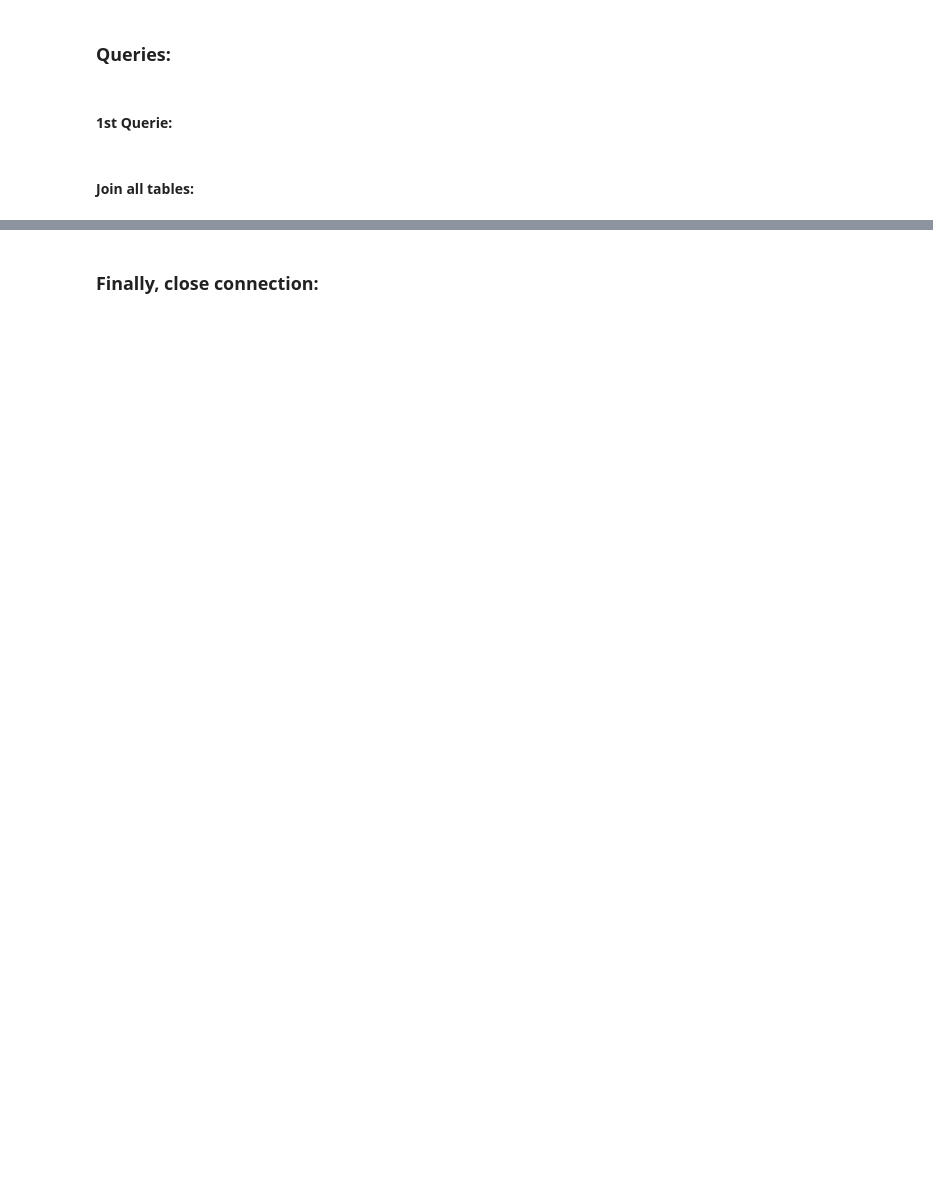
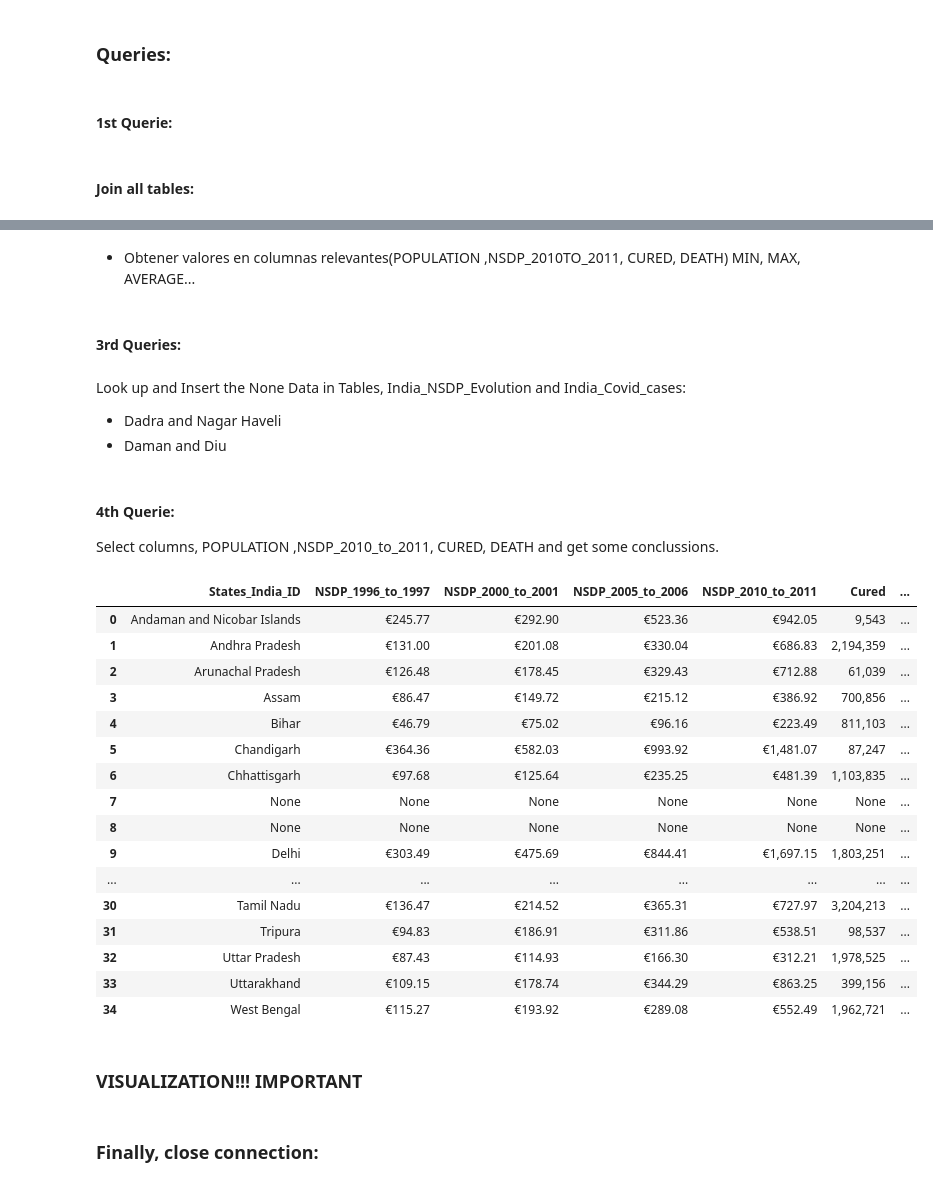
Before and after one commit to AntonioLopga12/ETL_Proyect_2022, a Jupyter notebook: 3_LOAD.ipynb, the cells around one changed output, grey strips where cells are left out. Saved outputs shown, nothing was run; the diff lists cells and outputs as text; code cells hidden in the pictures; blank space fills up the shorter version.

```diff
--- a/3_LOAD.ipynb
+++ b/3_LOAD.ipynb
@@ -288,3 +301,50 @@ UPDATE India_NSDP_Evolution SET age=age*2
+# %% [markdown]
+* Obtener valores en columnas relevantes(POPULATION ,NSDP_2010TO_2011, CURED, DEATH) MIN, MAX, AVERAGE...
+# %% [markdown]
+#### 3rd Queries:
+# %% [markdown]
+Look up and Insert the None Data in Tables, India_NSDP_Evolution and India_Covid_cases:
+* Dadra and Nagar Haveli
+* Daman and Diu
+# %% [markdown]
+#### 4th Querie:
+
+Select columns, POPULATION ,NSDP_2010_to_2011, CURED, DEATH and get some conclussions.
+# %%
+pd.read_sql('''
+select India_NSDP_Evolution.States_India_ID,
+CONCAT("€",FORMAT((India_NSDP_Evolution.1996_to_1997 * 0.0116941),2)) as NSDP_1996_to_1997,
+CONCAT("€",FORMAT((India_NSDP_Evolution.2000_to_2001 * 0.0116941),2)) as NSDP_2000_to_2001,
+CONCAT("€",FORMAT((India_NSDP_Evolution.2005_to_2006 * 0.0116941),2)) as NSDP_2005_to_2006,
+CONCAT("€",FORMAT((India_NSDP_Evolution.2010_to_2011 * 0.0116941),2)) as NSDP_2010_to_2011,
+FORMAT(Cured,0) as Cured,
+FORMAT(Death,0) as Death
+
+from India_population
+
+left join India_NSDP_Evolution on India_population.States_India_ID = India_NSDP_Evolution.States_India_ID
+left join India_Covid_cases on India_NSDP_Evolution.States_India_ID = India_Covid_cases.States_India_ID
+''',cnx)
+# %% [output]
+|  | States_India_ID | NSDP_1996_to_1997 | NSDP_2000_to_2001 | NSDP_2005_to_2006 | NSDP_2010_to_2011 | Cured | ... |
+| 0 | Andaman and Nicobar Islands | €245.77 | €292.90 | €523.36 | €942.05 | 9,543 | ... |
+| 1 | Andhra Pradesh | €131.00 | €201.08 | €330.04 | €686.83 | 2,194,359 | ... |
+| 2 | Arunachal Pradesh | €126.48 | €178.45 | €329.43 | €712.88 | 61,039 | ... |
+| 3 | Assam | €86.47 | €149.72 | €215.12 | €386.92 | 700,856 | ... |
+| 4 | Bihar | €46.79 | €75.02 | €96.16 | €223.49 | 811,103 | ... |
+| 5 | Chandigarh | €364.36 | €582.03 | €993.92 | €1,481.07 | 87,247 | ... |
+| 6 | Chhattisgarh | €97.68 | €125.64 | €235.25 | €481.39 | 1,103,835 | ... |
+| 7 | None | None | None | None | None | None | ... |
+| 8 | None | None | None | None | None | None | ... |
+| 9 | Delhi | €303.49 | €475.69 | €844.41 | €1,697.15 | 1,803,251 | ... |
+| ... | ... | ... | ... | ... | ... | ... | ... |
+| 30 | Tamil Nadu | €136.47 | €214.52 | €365.31 | €727.97 | 3,204,213 | ... |
+| 31 | Tripura | €94.83 | €186.91 | €311.86 | €538.51 | 98,537 | ... |
+| 32 | Uttar Pradesh | €87.43 | €114.93 | €166.30 | €312.21 | 1,978,525 | ... |
+| 33 | Uttarakhand | €109.15 | €178.74 | €344.29 | €863.25 | 399,156 | ... |
+| 34 | West Bengal | €115.27 | €193.92 | €289.08 | €552.49 | 1,962,721 | ... |
+# %% [markdown]
+### VISUALIZATION!!! IMPORTANT
 # %% [markdown]
 ### Finally, close connection:
 # %%
```
Also changed, not shown: parts of 15 cells of this notebook, 4 other files.
